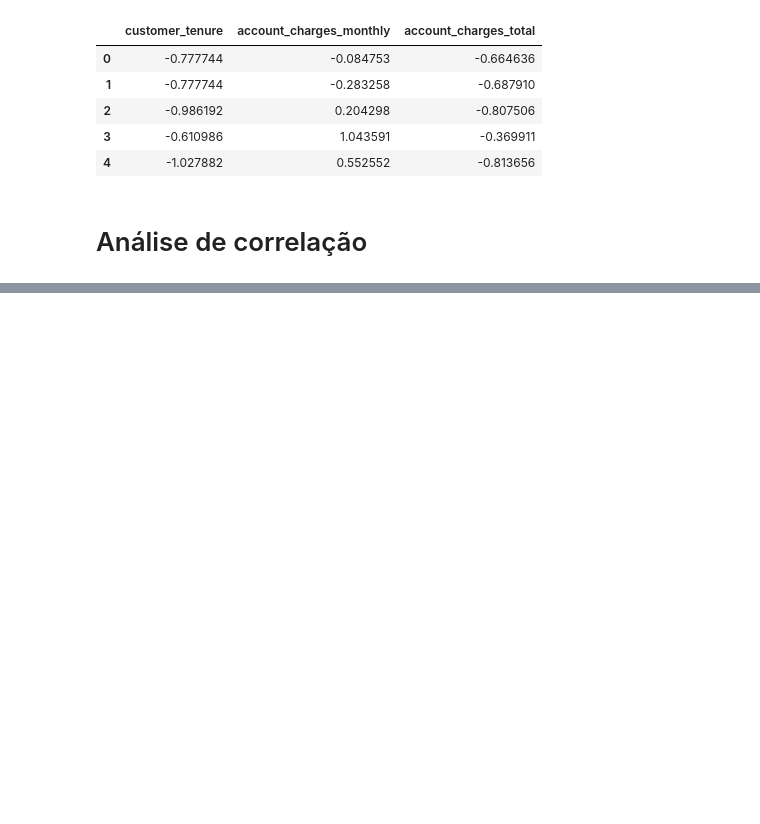
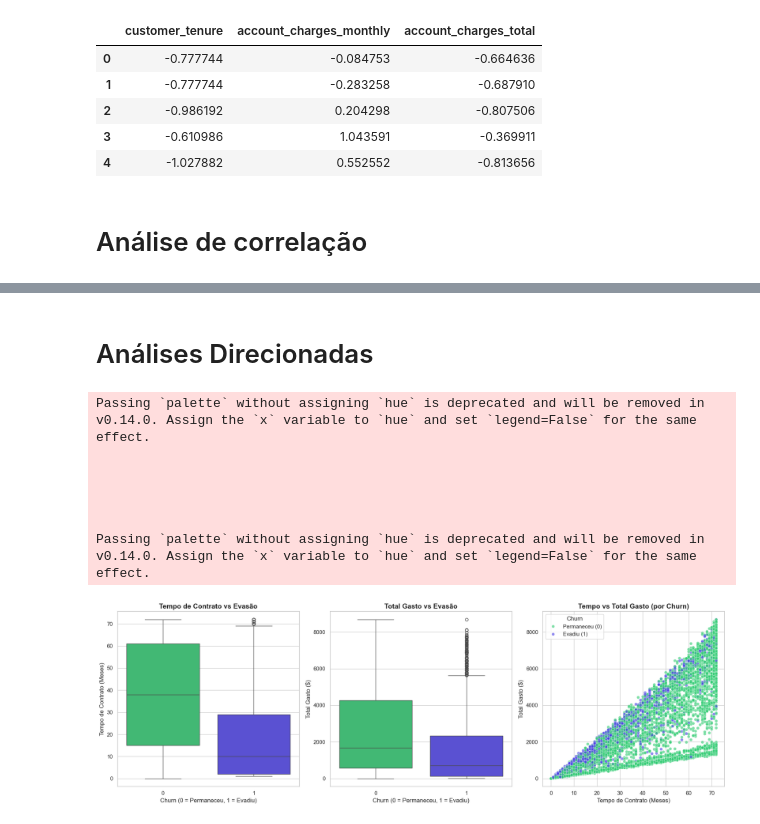
Before and after one commit to otaviorooliver/TelecomX2, a Jupyter notebook: TelecomX2.ipynb, the cells around one changed output, grey strips where cells are left out. Drawn from its saved outputs; the diff is of its cells as text; code cells hidden in the pictures; blank space fills up the shorter version.

Commit message:
implementada análises direcionadas

```diff
--- a/TelecomX2.ipynb
+++ b/TelecomX2.ipynb
@@ -172,0 +221,42 @@ Dados numéricos após a padronização (média ~ 0, desvio padrão ~ 1):
+# %% [markdown]
+# Análises Direcionadas
+# %%
+# Configurando o estilo visual
+sns.set_theme(style="whitegrid")
+fig, axes = plt.subplots(1, 3, figsize=(18, 6))
+
+# 1. Boxplot: Tempo de Contrato x Evasão
+sns.boxplot(data=df, x='churn', y='customer_tenure', ax=axes[0], palette=['#2ecc71', '#473ce7'])
+axes[0].set_title('Tempo de Contrato vs Evasão', fontsize=14, fontweight='bold')
+axes[0].set_xlabel('Churn (0 = Permaneceu, 1 = Evadiu)', fontsize=12)
+axes[0].set_ylabel('Tempo de Contrato (Meses)', fontsize=12)
+
+# 2. Boxplot: Total Gasto x Evasão
+sns.boxplot(data=df, x='churn', y='account_charges_total', ax=axes[1], palette=['#2ecc71', "#473ce7"])
+axes[1].set_title('Total Gasto vs Evasão', fontsize=14, fontweight='bold')
+axes[1].set_xlabel('Churn (0 = Permaneceu, 1 = Evadiu)', fontsize=12)
+axes[1].set_ylabel('Total Gasto ($)', fontsize=12)
+
+# 3. Scatter Plot: Tempo de Contrato vs Total Gasto (Colorido por Evasão)
+sns.scatterplot(data=df, x='customer_tenure', y='account_charges_total', hue='churn',
+                alpha=0.6, palette=['#2ecc71', '#473ce7'], ax=axes[2])
+axes[2].set_title('Tempo vs Total Gasto (por Churn)', fontsize=14, fontweight='bold')
+axes[2].set_xlabel('Tempo de Contrato (Meses)', fontsize=12)
+axes[2].set_ylabel('Total Gasto ($)', fontsize=12)
+
+handles, previous_labels = axes[2].get_legend_handles_labels()
+axes[2].legend(handles=handles, title='Churn', labels=['Permaneceu (0)', 'Evadiu (1)'])
+
+
+# Ajustar o layout e exibir
+plt.tight_layout()
+plt.show()
+# %% [output]
+Passing `palette` without assigning `hue` is deprecated and will be removed in v0.14.0. Assign the `x` variable to `hue` and set `legend=False` for the same effect.
+
+
+
+
+
+Passing `palette` without assigning `hue` is deprecated and will be removed in v0.14.0. Assign the `x` variable to `hue` and set `legend=False` for the same effect.
+[figure, added]
```
Also changed, not shown: parts of 2 cells of this notebook.
